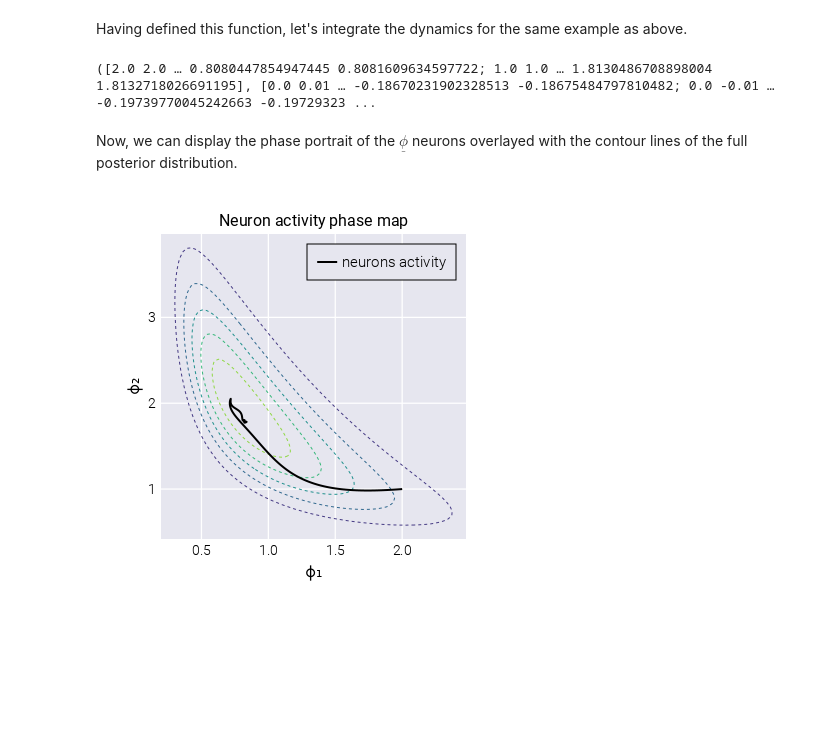
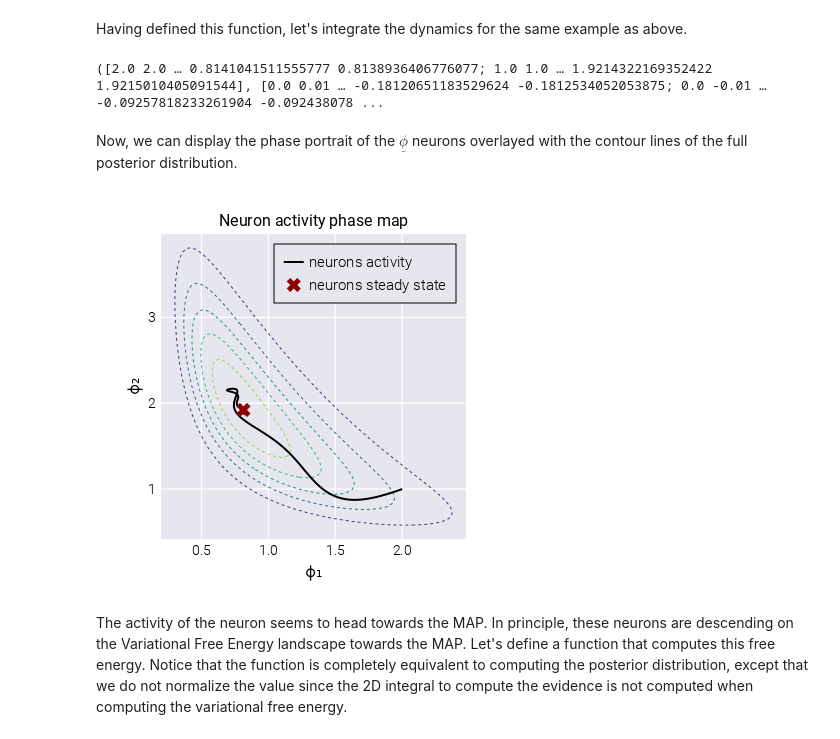
Before and after one commit to mrazomej/active_inference_tutorials, a Jupyter notebook: code/exploratory/bogacz_2017.ipynb, the cells around one changed output. Cells and saved outputs as stored; diff of their text form; code cells hidden in the pictures; blank space fills up the shorter version.

```diff
--- a/code/exploratory/bogacz_2017.ipynb
+++ b/code/exploratory/bogacz_2017.ipynb
@@ -940,7 +992,7 @@ function ϕ_neuron_dynamics_2D(
         J̲̲ᵩᵍ = Λ̲̲ .* hcat(repeat([dh.(ϕ̲[:, t-1])], 2)...)'
 
         # Compute derivative for ϕ̲ neurons
-        dϕ̲_dt = -(ε̲ₚ⁽ᶿ⁾[:, t-1] - J̲̲ᵩᵍ * ε̲ₗ⁽ˣ⁾[:, t-1])
+        dϕ̲_dt = -(ε̲ₚ⁽ᶿ⁾[:, t-1] - J̲̲ᵩᵍ' * ε̲ₗ⁽ˣ⁾[:, t-1])
 
         # Compute derivative for ε̲ₚ⁽ᶿ⁾ neurons
         dε̲ₚ⁽ᶿ⁾_dt = (ϕ̲[:, t-1] - μ̲ₚ⁽ᶿ⁾) - (Σ̲̲ₚ⁽ᶿ⁾ * ε̲ₚ⁽ᶿ⁾[:, t-1])
@@ -974,46 +1026,56 @@ as above.
 # Compile all initial conditions
 init = [ϕ_init, εₚ⁽ᶿ⁾_init, εₗ⁽ˣ⁾_init]
 
-# Define observation values
-x̲ = [0.5, 1.2]
-
-# Define parameters
-Σ̲̲ₗ⁽ˣ⁾ = [[1 0]; [0 1]]
-μ̲ₚ⁽ᶿ⁾ = [1, 2]
-Σ̲̲ₚ⁽ᶿ⁾ = [[1 0]; [0 1]]
-
 # Define number of steps
 n_steps = 1_500
 
 # Evaluate trajectory
 sol = ϕ_neuron_dynamics_2D(init, x̲, Σ̲̲ₗ⁽ˣ⁾, μ̲ₚ⁽ᶿ⁾, Σ̲̲ₚ⁽ᶿ⁾)
 # %% [output]
-([2.0 2.0 … 0.8080447854947445 0.8081609634597722; 1.0 1.0 … 1.8130486708898004 1.8132718026691195], [0.0 0.01 … -0.18670231902328513 -0.18675484797810482; 0.0 -0.01 … -0.19739770045242663 -0.19729323 ...
+([2.0 2.0 … 0.8141041511555777 0.8138936406776077; 1.0 1.0 … 1.9214322169352422 1.9215010405091544], [0.0 0.01 … -0.18120651183529624 -0.1812534052053875; 0.0 -0.01 … -0.09257818233261904 -0.092438078 ...
 # %% [markdown]
 Now, we can display the phase portrait of the $\underline{\phi}$ neurons
 overlayed with the contour lines of the full posterior distribution.
 # %%
 # Initialize figure
 fig = Figure(resolution=(400, 400))
 
 # Add axis
 ax = Axis(
     fig[1, 1],
     xlabel="ϕ₁",
     ylabel="ϕ₂",
     title="Neuron activity phase map",
     aspect=AxisAspect(1)
 )
 
 # Plot contour on posterior distribution
 co = contour!(ax, posterior[1], posterior[2], posterior[3], linestyle=:dash)
 
+# Add MAP neurons trajectory
 lines!(
     ax, eachrow(sol[1])..., linewidth=2, label="neurons activity", color=:black
+)
+
+# Add final spot
+scatter!(
+    ax,
+    sol[1][:, end]...,
+    marker=:xcross,
+    markersize=20,
+    color=:darkred,
+    label="neurons steady state"
 )
 
 axislegend(ax)
 
 fig
 # %% [output]
-[figure, old version]
+[figure, new version]
+# %% [markdown]
+The activity of the neuron seems to head towards the MAP. In principle, these
+neurons are descending on the Variational Free Energy landscape towards the MAP.
+Let's define a function that computes this free energy. Notice that the function
+is completely equivalent to computing the posterior distribution, except that
+we do not normalize the value since the 2D integral to compute the evidence is
+not computed when computing the variational free energy.
```
Also changed, not shown: parts of 7 cells of this notebook.
